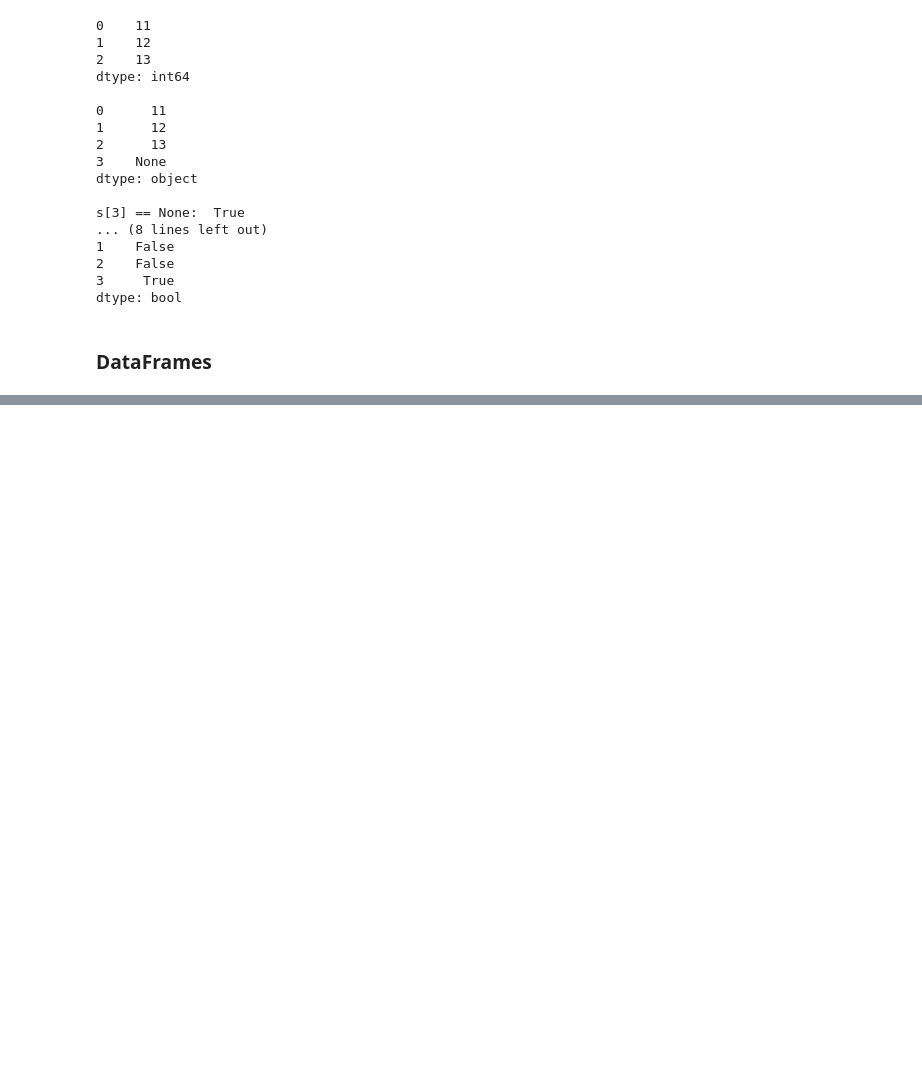
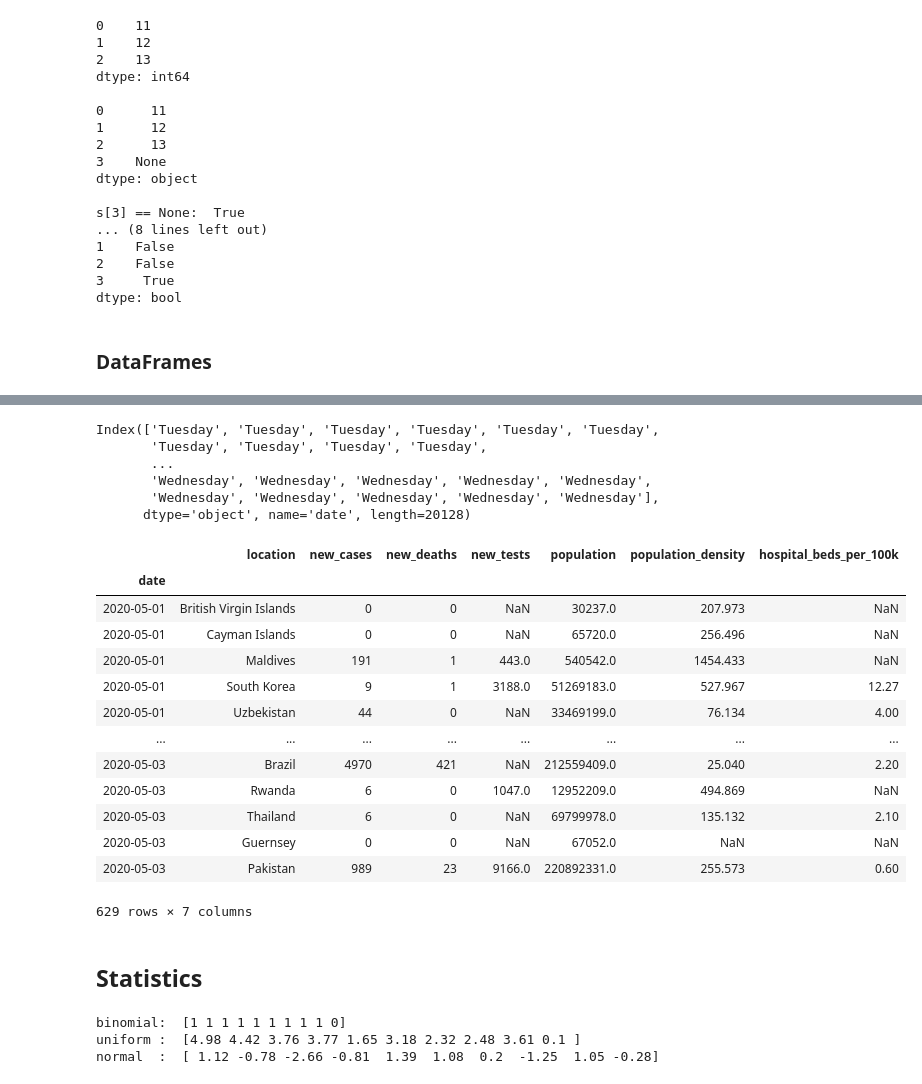
Before and after one commit to abtkod/practice, a Jupyter notebook: notes/ds-notes.ipynb, the cells around one changed output, grey strips where cells are left out. Cells and saved outputs as stored; diff of their text form; code cells hidden in the pictures; blank space fills up the shorter version.

```diff
--- a/notes/ds-notes.ipynb
+++ b/notes/ds-notes.ipynb
@@ -357,0 +550,37 @@ max      78.000000  367625.000000  29138.000000
+# %%
+df = dforigin.copy().set_index('date').sort_index()
+df.index = pd.to_datetime(df.index)
+print(df.index.weekday_name)
+print()
+df['2020-05-01':'2020-05-03']
+# %% [output]
+Index(['Tuesday', 'Tuesday', 'Tuesday', 'Tuesday', 'Tuesday', 'Tuesday',
+       'Tuesday', 'Tuesday', 'Tuesday', 'Tuesday',
+       ...
+       'Wednesday', 'Wednesday', 'Wednesday', 'Wednesday', 'Wednesday',
+       'Wednesday', 'Wednesday', 'Wednesday', 'Wednesday', 'Wednesday'],
+      dtype='object', name='date', length=20128)
+|  | location | new_cases | new_deaths | new_tests | population | population_density | hospital_beds_per_100k |
+| date |  |  |  |  |  |  |  |
+| 2020-05-01 | British Virgin Islands | 0 | 0 | NaN | 30237.0 | 207.973 | NaN |
+| 2020-05-01 | Cayman Islands | 0 | 0 | NaN | 65720.0 | 256.496 | NaN |
+| 2020-05-01 | Maldives | 191 | 1 | 443.0 | 540542.0 | 1454.433 | NaN |
+| 2020-05-01 | South Korea | 9 | 1 | 3188.0 | 51269183.0 | 527.967 | 12.27 |
+| 2020-05-01 | Uzbekistan | 44 | 0 | NaN | 33469199.0 | 76.134 | 4.00 |
+| ... | ... | ... | ... | ... | ... | ... | ... |
+| 2020-05-03 | Brazil | 4970 | 421 | NaN | 212559409.0 | 25.040 | 2.20 |
+| 2020-05-03 | Rwanda | 6 | 0 | 1047.0 | 12952209.0 | 494.869 | NaN |
+| 2020-05-03 | Thailand | 6 | 0 | NaN | 69799978.0 | 135.132 | 2.10 |
+| 2020-05-03 | Guernsey | 0 | 0 | NaN | 67052.0 | NaN | NaN |
+| 2020-05-03 | Pakistan | 989 | 23 | 9166.0 | 220892331.0 | 255.573 | 0.60 |
+629 rows × 7 columns
+# %% [markdown]
+## Statistics <a class="anchor" id="statistics"></a>
+# %%
+print('binomial: ', np.random.binomial(1, 0.9, 10))
+print('uniform : ', np.random.uniform(0, 5, 10))
+print('normal  : ', np.random.normal(0, 1, 10))
+# %% [output]
+binomial:  [1 1 1 1 1 1 1 1 1 0]
+uniform :  [4.98 4.42 3.76 3.77 1.65 3.18 2.32 2.48 3.61 0.1 ]
+normal  :  [ 1.12 -0.78 -2.66 -0.81  1.39  1.08  0.2  -1.25  1.05 -0.28]
```
Also changed, not shown: parts of 22 cells of this notebook.
